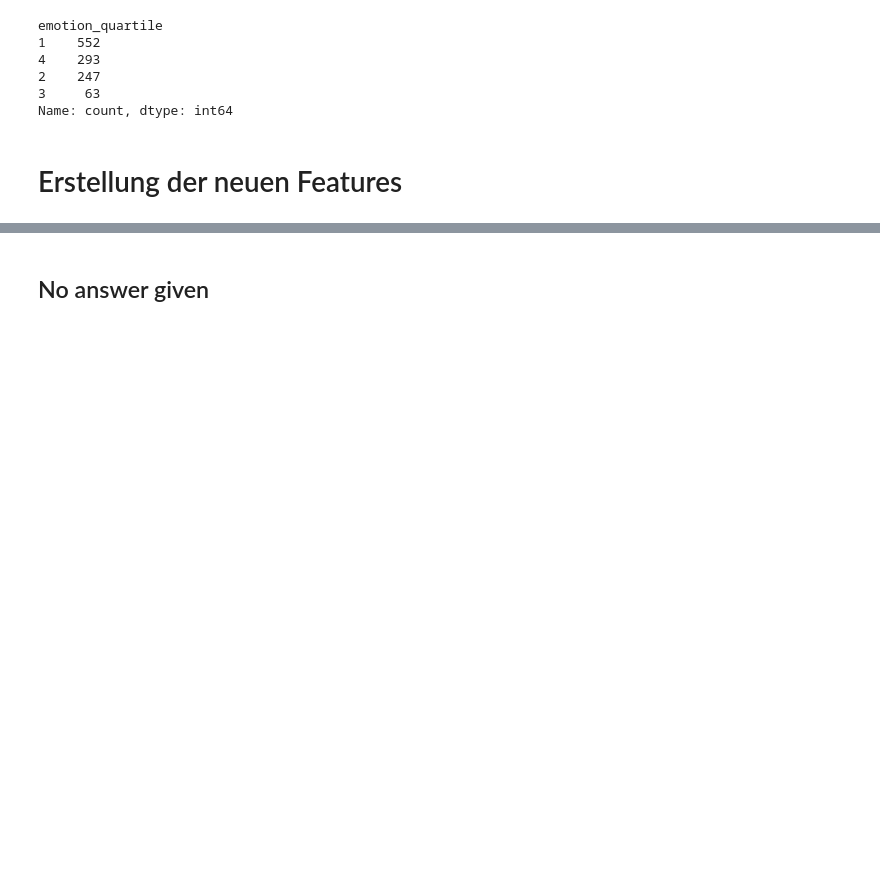
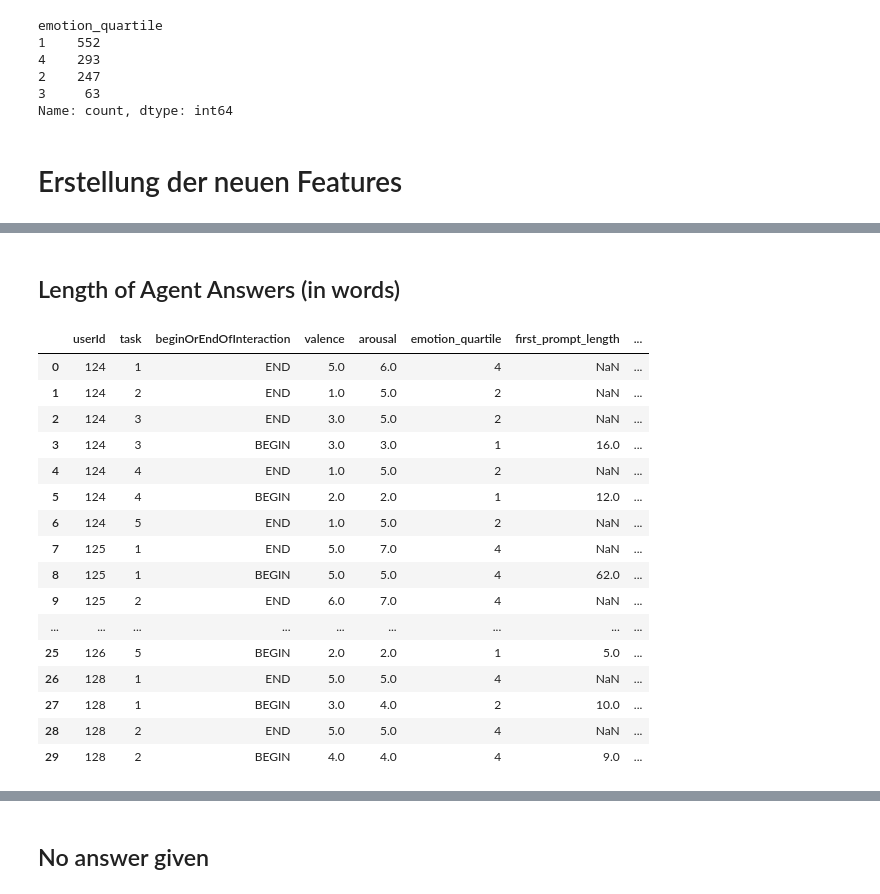
Before and after one commit to MaxiG-ai/user_affectiv_research_llm, a Jupyter notebook: dataset_exploration.ipynb, the cells around one changed output, grey strips where cells are left out. Drawn from its saved outputs; the diff is of its cells as text; code cells hidden in the pictures; blank space fills up the shorter version.

```diff
--- a/dataset_exploration.ipynb
+++ b/dataset_exploration.ipynb
@@ -75,4 +73,4 @@ def get_emotion_score(df):
     else:
         return np.nan
 
-ee['emotion_quartile'] = ee.apply(get_emotion_score, axis=1)
+ee.loc[:, 'emotion_quartile'] = ee.apply(get_emotion_score, axis=1)
@@ -174,0 +165,9 @@ See the caveats in the documentation: https://pandas.pydata.org/pandas-docs/stab
+# %%
+features_df = ee[ee['input_type'].isin(['final_output', 'llm_answer'])].copy()
+
+# beginOrEndOfInteraction determines whether firstly or lastly requested valence/arousal values are considered
+features_df['beginOrEndOfInteraction'] = features_df['input_type'].apply(lambda x: 'END' if x == 'final_output' else 'BEGIN')
+
+features_df = features_df[['userId', 'task', 'beginOrEndOfInteraction', 'valence', 'arousal', 'emotion_quartile']]
+
+features_df.info()
@@ -174,0 +277,47 @@ See the caveats in the documentation: https://pandas.pydata.org/pandas-docs/stab
+# %% [markdown]
+## Length of Agent Answers (in words)
+# %%
+# Add length of first prompt to features_df
+df = first_answer_per_interaction.copy()
+df['first_answer_length'] = df['agent_output'].apply(lambda x: len(x.split()))
+
+features_df = pd.merge(features_df, df[['userId', 'task', 'beginOrEndOfInteraction', 'first_answer_length']], on=['userId', 'task', 'beginOrEndOfInteraction'], how='left')
+
+# Add length of last prompt to features_df
+df = last_answer_per_interaction.copy()
+df['last_answer_length'] = df['agent_output'].apply(lambda x: len(x.split()))
+
+features_df = pd.merge(features_df, df[['userId', 'task', 'beginOrEndOfInteraction', 'last_answer_length']], on=['userId', 'task', 'beginOrEndOfInteraction'], how='left')
+
+
+
+# average length of agent answer in interaction
+df = md_agent_sorted.copy()
+df['avg_agent_answer_length'] = df['agent_output'].apply(lambda x: len(x.split()))
+
+df = df.groupby(['userId', 'task'])['avg_agent_answer_length'].mean().reset_index()
+
+df['beginOrEndOfInteraction'] = 'END'
+
+features_df = pd.merge(features_df, df[['userId', 'task', 'beginOrEndOfInteraction', 'avg_agent_answer_length']],
+                       on=['userId', 'task', 'beginOrEndOfInteraction'], how='left')
+
+features_df
+# %% [output]
+|  | userId | task | beginOrEndOfInteraction | valence | arousal | emotion_quartile | first_prompt_length | ... |
+| 0 | 124 | 1 | END | 5.0 | 6.0 | 4 | NaN | ... |
+| 1 | 124 | 2 | END | 1.0 | 5.0 | 2 | NaN | ... |
+| 2 | 124 | 3 | END | 3.0 | 5.0 | 2 | NaN | ... |
+| 3 | 124 | 3 | BEGIN | 3.0 | 3.0 | 1 | 16.0 | ... |
+| 4 | 124 | 4 | END | 1.0 | 5.0 | 2 | NaN | ... |
+| 5 | 124 | 4 | BEGIN | 2.0 | 2.0 | 1 | 12.0 | ... |
+| 6 | 124 | 5 | END | 1.0 | 5.0 | 2 | NaN | ... |
+| 7 | 125 | 1 | END | 5.0 | 7.0 | 4 | NaN | ... |
+| 8 | 125 | 1 | BEGIN | 5.0 | 5.0 | 4 | 62.0 | ... |
+| 9 | 125 | 2 | END | 6.0 | 7.0 | 4 | NaN | ... |
+| ... | ... | ... | ... | ... | ... | ... | ... | ... |
+| 25 | 126 | 5 | BEGIN | 2.0 | 2.0 | 1 | 5.0 | ... |
+| 26 | 128 | 1 | END | 5.0 | 5.0 | 4 | NaN | ... |
+| 27 | 128 | 1 | BEGIN | 3.0 | 4.0 | 2 | 10.0 | ... |
+| 28 | 128 | 2 | END | 5.0 | 5.0 | 4 | NaN | ... |
+| 29 | 128 | 2 | BEGIN | 4.0 | 4.0 | 4 | 9.0 | ... |
```
Also changed, not shown: parts of 31 cells of this notebook, 1 other file.
